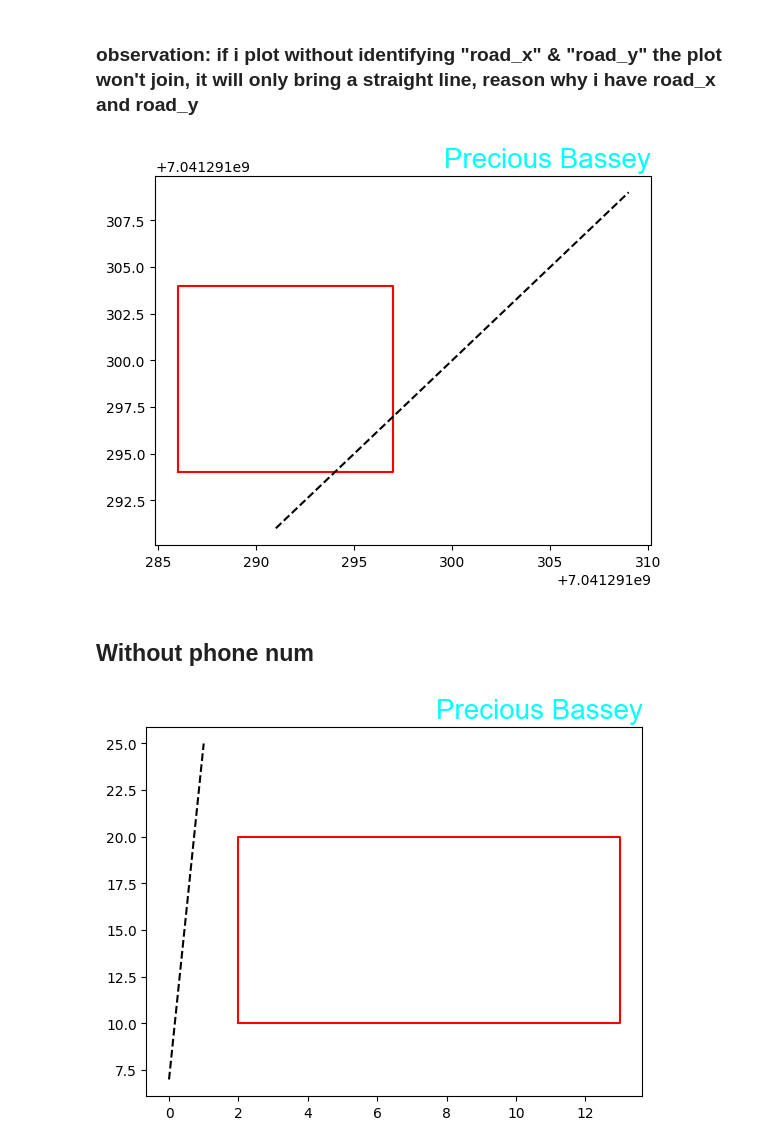
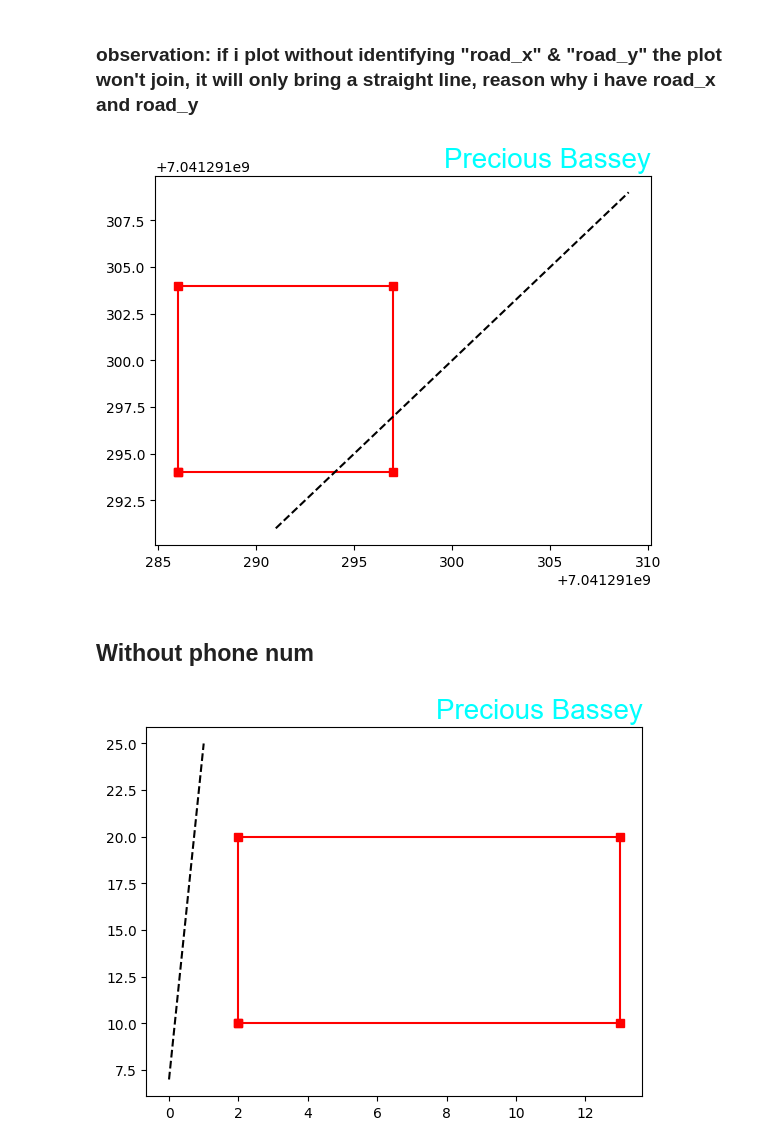
Before and after one commit to mrrpablo/pandas, a Jupyter notebook: Mathplotlib.ipynb, the cells around one changed output. Drawn from its saved outputs; the diff is of its cells as text; code cells hidden in the pictures.

Commit message:
added marker and np array

```diff
--- a/Mathplotlib.ipynb
+++ b/Mathplotlib.ipynb
@@ -377,23 +377,23 @@ plt.show()
 # %%
 import matplotlib.pyplot as plt
 import numpy as np
 
 phone_number = 7041291284
 
-Easting = [7041291286, 7041291286, 7041291297, 7041291297, 7041291286]
-Northing = [7041291294, 7041291304, 7041291304, 7041291294, 7041291294]
-road_x = [7041291291, 7041291309]
-road_y = [7041291291, 7041291309]
+Easting = np.array([7041291286, 7041291286, 7041291297, 7041291297, 7041291286])
+Northing = np.array([7041291294, 7041291304, 7041291304, 7041291294, 7041291294])
+road_x = np.array([7041291291, 7041291309])
+road_y = np.array([7041291291, 7041291309])
 
 font = {"family": "arial", "size": 20}
 
-plt.plot(Easting, Northing, color = "red")
+plt.plot(Easting, Northing, color = "red", marker = "s")
 plt.plot(road_x, road_y, color = "black", ls = "--")
 plt.title("Precious Bassey", loc = "right", fontdict = font, color = "cyan")
 
 plt.show()
 # %% [output]
-[figure, old version]
+[figure, new version]
 # %% [markdown]
 ## Without phone num
 # %%
@@ -401,17 +401,17 @@ import matplotlib.pyplot as plt
 import numpy as np
 
 
-Easting = [2, 2, 13, 13, 2]
-Northing = [10, 20, 20, 10, 10]
-road_x = [7, 25]
+Easting = np.array([2, 2, 13, 13, 2])
+Northing = np.array([10, 20, 20, 10, 10])
+road_x = np.array([7, 25])
 
 
 font = {"family": "arial", "size": 20}
 
-plt.plot(Easting, Northing, color = "red")
+plt.plot(Easting, Northing, color = "red", marker = "s")
 plt.plot(road_x, color = "black", ls = "--")
 plt.title("Precious Bassey", loc = "right", fontdict = font, color = "cyan")
 
 plt.show()
 # %% [output]
-[figure, old version]
+[figure, new version]
```
